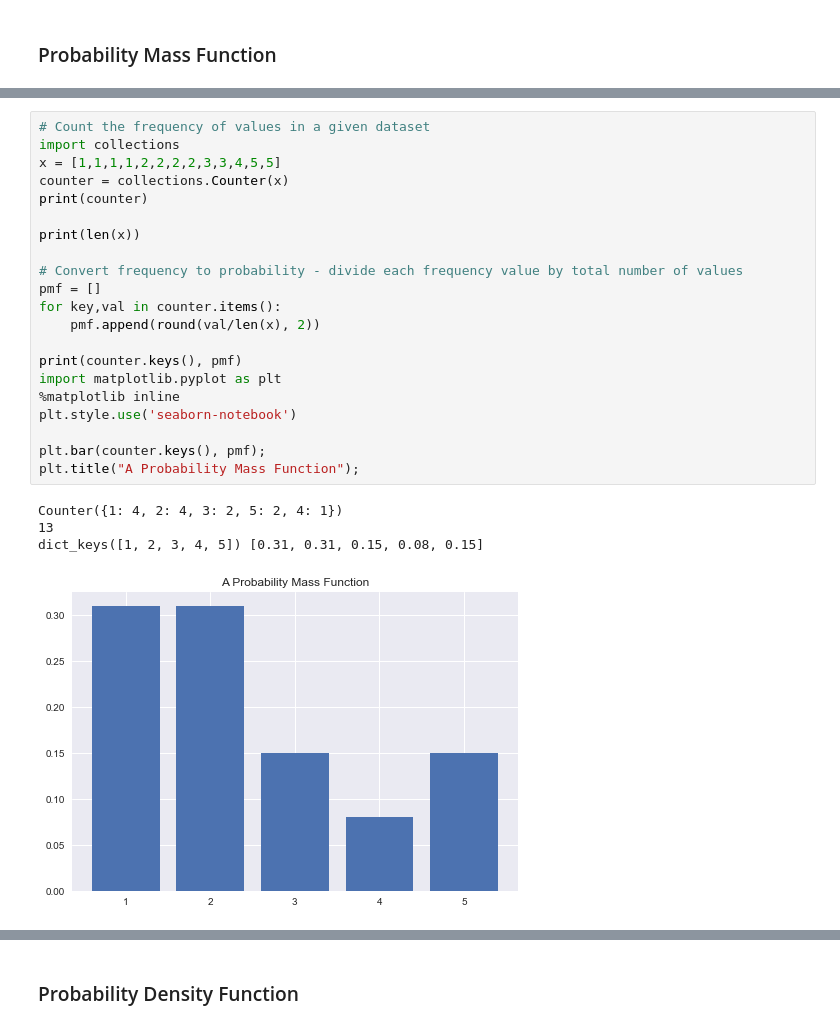
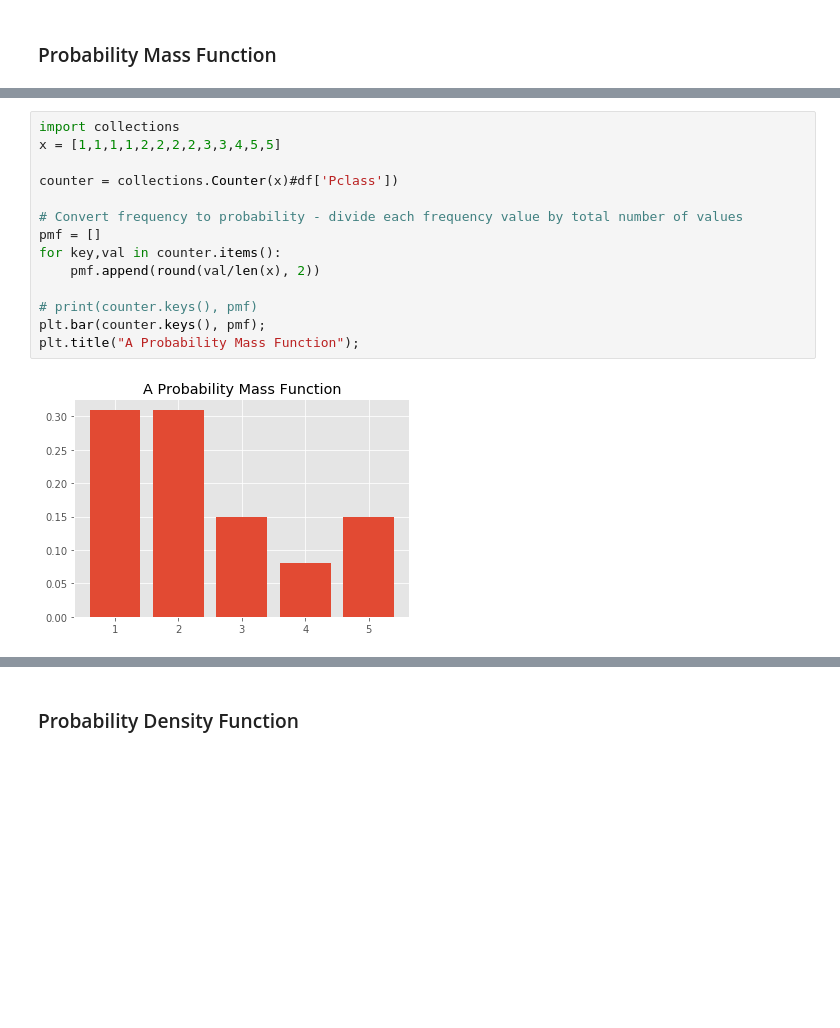
Before and after one commit to jirvingphd/fsds_pt_100719_cohort_notes, a Jupyter notebook: Instructor Notebooks/sect_18_pt2_instructor.ipynb, the cells around one changed output, grey strips where cells are left out. Cells and saved outputs as stored; diff of their text form; blank space fills up the shorter version.

```diff
--- a/Instructor Notebooks/sect_18_pt2_instructor.ipynb
+++ b/Instructor Notebooks/sect_18_pt2_instructor.ipynb
@@ -70,26 +45,16 @@ $$ E((X-\mu)^2) = \sigma^2 = \sum_i p(x_i)(x_i-\mu)^2$$
 # %%
-# Count the frequency of values in a given dataset
 import collections
 x = [1,1,1,1,2,2,2,2,3,3,4,5,5]
-counter = collections.Counter(x)
-print(counter)
 
-print(len(x))
+counter = collections.Counter(x)#df['Pclass'])
 
 # Convert frequency to probability - divide each frequency value by total number of values
 pmf = []
 for key,val in counter.items():
     pmf.append(round(val/len(x), 2))
 
-print(counter.keys(), pmf)
-import matplotlib.pyplot as plt
-%matplotlib inline
-plt.style.use('seaborn-notebook')
-
+# print(counter.keys(), pmf)
 plt.bar(counter.keys(), pmf);
 plt.title("A Probability Mass Function");
 # %% [output]
-Counter({1: 4, 2: 4, 3: 2, 5: 2, 4: 1})
-13
-dict_keys([1, 2, 3, 4, 5]) [0.31, 0.31, 0.15, 0.08, 0.15]
-[figure, old version]
+[figure, new version]
```
Also changed, not shown: parts of 60 cells of this notebook, 1 other file.
